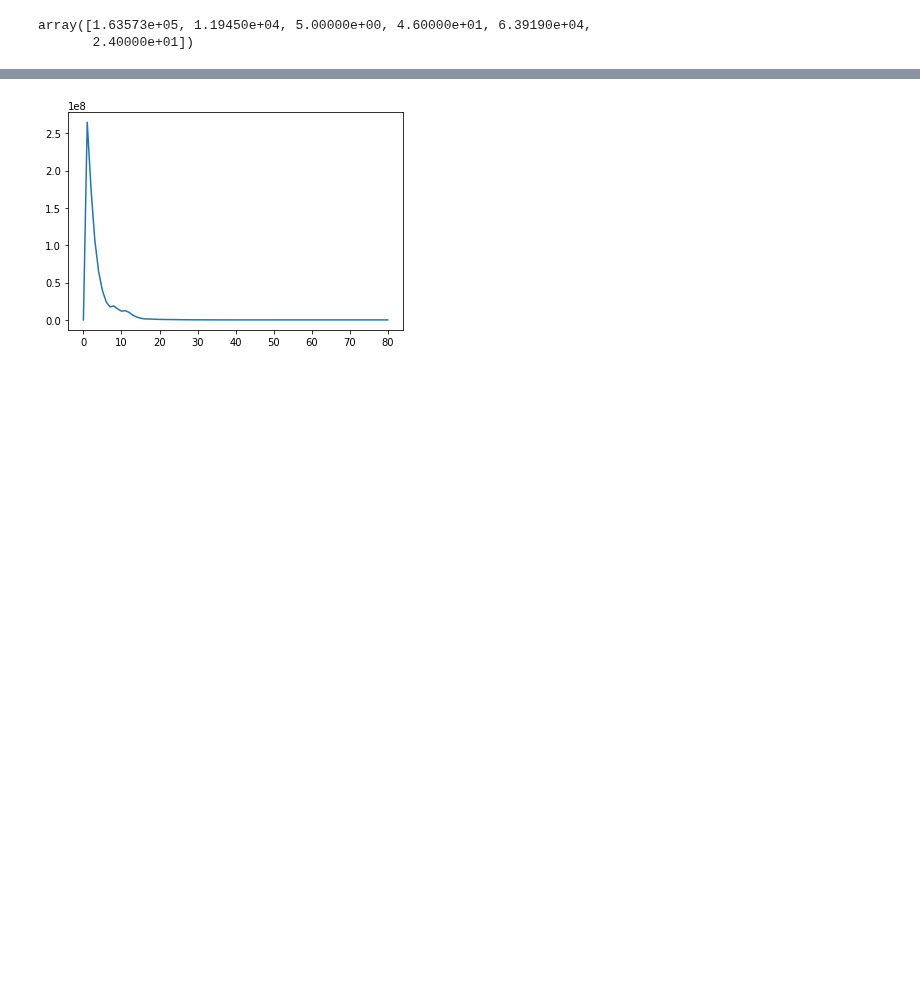
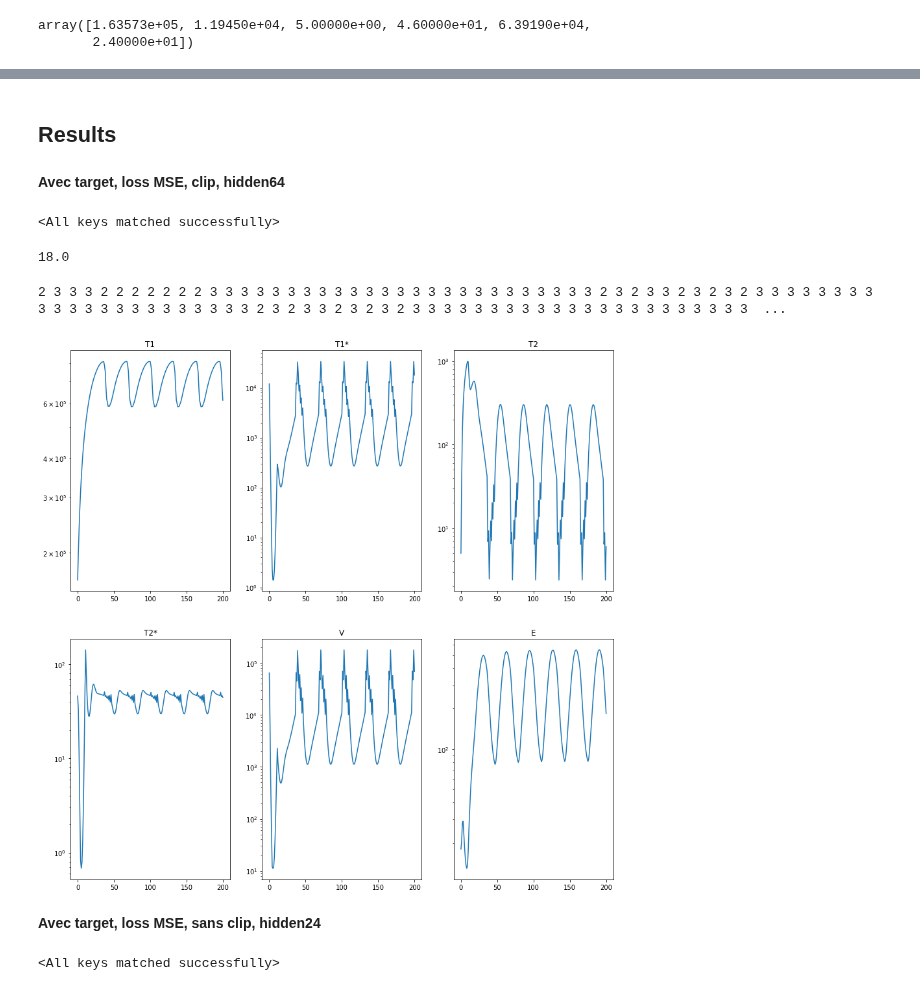
Before and after one commit to SuReLI/hiv_experiment, a Jupyter notebook: dinh_viet_toan/hiv_dvt.ipynb, the cells around one changed output, grey strips where cells are left out. Saved outputs shown, nothing was run; the diff lists cells and outputs as text; code cells hidden in the pictures; blank space fills up the shorter version.

Commit message:
dvt: update FQI results, DQN wip

```diff
--- a/dinh_viet_toan/hiv_dvt.ipynb
+++ b/dinh_viet_toan/hiv_dvt.ipynb
@@ -333,5 +384,0 @@ hqi_agent.load('model1.policy')
-# %%
-env = gym.make('CartPole-v1')
-N_ACTION = env.action_space.n
-DIM_STATE = env.observation_space.shape[0]
-env.reset()
@@ -550,16 +621,0 @@ tensor([5.8302, 6.3156], grad_fn=<AddBackward0>)
-# %%
-s = env.reset('healthy') # 'uninfected', 'healthy'
-s[5] *= .75
-env.E *= .75
-print(env.E)
-dur = 80 # 400/5
-states = [s]
-rewards = [0]
-
-for i in tqdm(range(dur)):
-    s = torch.Tensor(s).unsqueeze(0)
-    action = choose_action(s, agent.model, INIT=False, EPS=0, DISPLAY=False)
-    print(action, end=' ')
-    s, r, d, _ = env.step(action)
-    rewards.append(r)
-    states.append(s)
@@ -587,4 +621,0 @@ Text(0.5, 1.0, 'E')
-# %%
-plt.plot(rewards);
-# %% [output]
-[figure, removed]
@@ -590,0 +625,53 @@ plt.plot(rewards);
+# %% [markdown]
+## Results
+# %% [markdown]
+**Avec target, loss MSE, clip, hidden64**
+# %%
+class DenseNet(nn.Module):
+    def __init__(self, IN_DIM=DIM_STATE, OUT_DIM=N_ACTION):
+        super().__init__()
+        self.fc1 = nn.Linear(IN_DIM, 64)
+        self.fc2 = nn.Linear(64, 64)
+        self.fc3 = nn.Linear(64, OUT_DIM)
+
+    def forward(self, x):
+        batch_size = x.shape[0]
+        out = F.relu(self.fc1(x))
+        out = F.relu(self.fc2(out))
+        out = self.fc3(out)
+        return out
+
+model = DenseNet()
+model.load_state_dict(torch.load('model_clip_hidden64.dqn'))
+# %% [output]
+<All keys matched successfully>
+# %%
+s = env.reset('unhealthy') # 'uninfected', 'healthy'
+states = make_simulation_dqn(s, model)
+
+plot_stuff(states)
+# %% [output]
+18.0
+2 3 3 3 2 2 2 2 2 2 2 3 3 3 3 3 3 3 3 3 3 3 3 3 3 3 3 3 3 3 3 3 3 3 3 3 2 3 2 3 3 2 3 2 3 2 3 3 3 3 3 3 3 3 3 3 3 3 3 3 3 3 3 3 3 3 3 3 2 3 2 3 3 2 3 2 3 2 3 3 3 3 3 3 3 3 3 3 3 3 3 3 3 3 3 3 3 3 3 3  ...
+[figure, added]
+# %% [markdown]
+**Avec target, loss MSE, sans clip, hidden24**
+# %%
+class DenseNet(nn.Module):
+    def __init__(self, IN_DIM=DIM_STATE, OUT_DIM=N_ACTION):
+        super().__init__()
+        self.fc1 = nn.Linear(IN_DIM, 24)
+        self.fc2 = nn.Linear(24, 24)
+        self.fc3 = nn.Linear(24, OUT_DIM)
+
+    def forward(self, x):
+        batch_size = x.shape[0]
+        out = F.relu(self.fc1(x))
+        out = F.relu(self.fc2(out))
+        out = self.fc3(out)
+        return out
+
+model = DenseNet()
+model.load_state_dict(torch.load('model_clip_mse.dqn', map_location=torch.device('cpu')))
+# %% [output]
+<All keys matched successfully>
```
Also changed, not shown: parts of 54 cells of this notebook.
